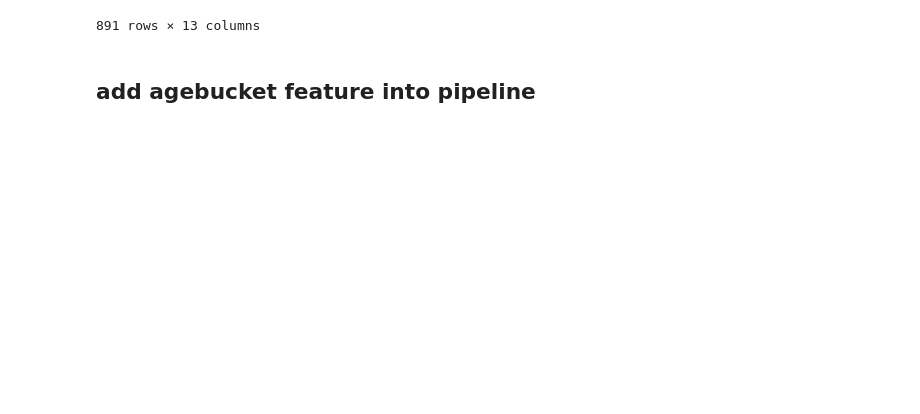
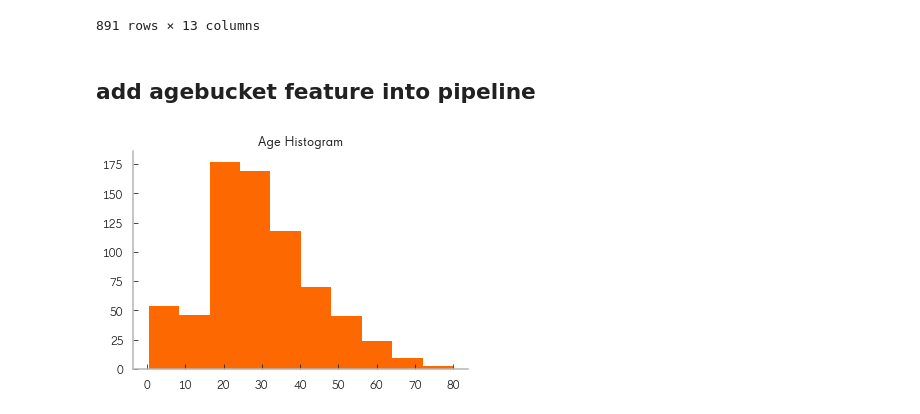
Before and after one commit to caheredia/titanic_predict, a Jupyter notebook: 0.1-data_exploration.ipynb, the cells around one changed output. Saved outputs shown, nothing was run; the diff lists cells and outputs as text; code cells hidden in the pictures; blank space fills up the shorter version.

Commit message:
add age histograms

```diff
--- a/0.1-data_exploration.ipynb
+++ b/0.1-data_exploration.ipynb
@@ -294,3 +294,9 @@ train_data
 891 rows × 13 columns
 # %% [markdown]
 ## add agebucket feature into pipeline
+# %%
+# visualize Age and AgeBucket histograms
+train_data['Age'].hist()
+plt.title('Age Histogram');
+# %% [output]
+[figure, added]
```
Also changed, not shown: parts of 1 cell of this notebook.
